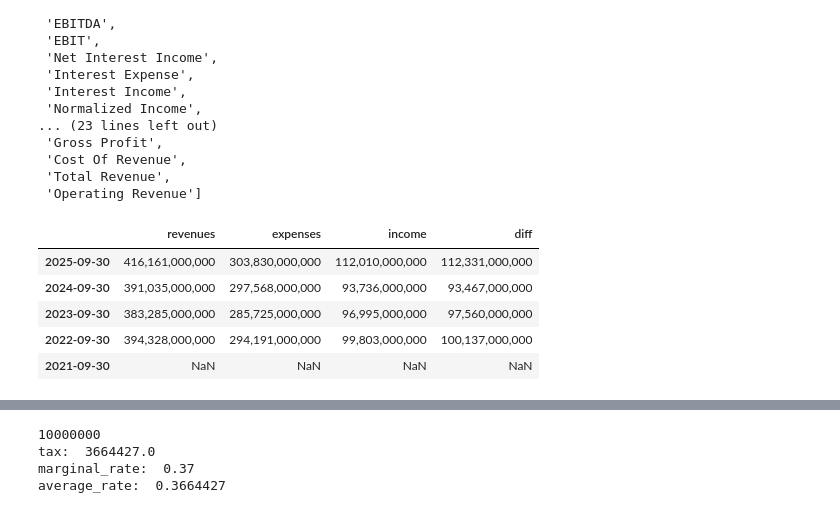
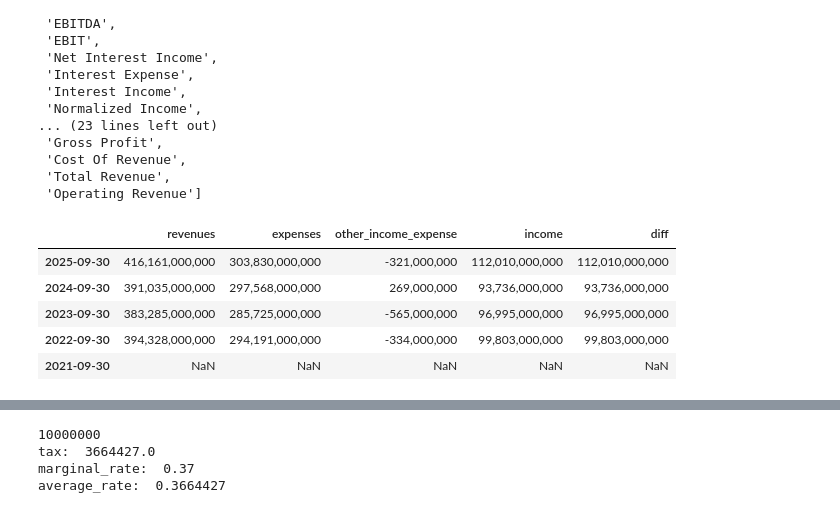
Before and after one commit to west31-d/ross-financial-management-python, a Jupyter notebook: Part1_introduction_to_corporate finance/chap2_financial statements, taxes, and cashflow.ipynb, the cells around one changed output, grey strips where cells are left out. Saved outputs shown, nothing was run; the diff lists cells and outputs as text; code cells hidden in the pictures.

```diff
--- a/Part1_introduction_to_corporate finance/chap2_financial statements, taxes, and cashflow.ipynb
+++ b/Part1_introduction_to_corporate finance/chap2_financial statements, taxes, and cashflow.ipynb
@@ -147,29 +161,30 @@ Operating Revenue                                            NaN
  'Total Revenue',
  'Operating Revenue']
 # %%
-#revenues - expenses = income
+#revenues - expenses (+ actually, Other Income Expense)= income
 
 total_revenues = income_stmt.loc["Total Revenue"]
 total_expenses = income_stmt.loc["Total Expenses"] + income_stmt.loc["Tax Provision"]
-    # There's no built-in "total expenses" field, so I added the tax provision manually
+other_income_expense = income_stmt.loc["Other Income Expense"]
 net_income = income_stmt.loc["Net Income"]
 
-check = total_revenues - total_expenses
+check = total_revenues - total_expenses + other_income_expense
 
 result = pd.DataFrame({'revenues': total_revenues,
                        'expenses' : total_expenses,
+                       "other_income_expense" : other_income_expense,
                        'income': net_income,
                        'diff' : check,
                        })
 
 result
 # %% [output]
-|  | revenues | expenses | income | diff |
-| 2025-09-30 | 416,161,000,000 | 303,830,000,000 | 112,010,000,000 | 112,331,000,000 |
-| 2024-09-30 | 391,035,000,000 | 297,568,000,000 | 93,736,000,000 | 93,467,000,000 |
-| 2023-09-30 | 383,285,000,000 | 285,725,000,000 | 96,995,000,000 | 97,560,000,000 |
-| 2022-09-30 | 394,328,000,000 | 294,191,000,000 | 99,803,000,000 | 100,137,000,000 |
-| 2021-09-30 | NaN | NaN | NaN | NaN |
+|  | revenues | expenses | other_income_expense | income | diff |
+| 2025-09-30 | 416,161,000,000 | 303,830,000,000 | -321,000,000 | 112,010,000,000 | 112,010,000,000 |
+| 2024-09-30 | 391,035,000,000 | 297,568,000,000 | 269,000,000 | 93,736,000,000 | 93,736,000,000 |
+| 2023-09-30 | 383,285,000,000 | 285,725,000,000 | -565,000,000 | 96,995,000,000 | 96,995,000,000 |
+| 2022-09-30 | 394,328,000,000 | 294,191,000,000 | -334,000,000 | 99,803,000,000 | 99,803,000,000 |
+| 2021-09-30 | NaN | NaN | NaN | NaN | NaN |
 # %%
 #simple income statement
 
```
Also changed, not shown: parts of 5 cells of this notebook, 4 other files.
